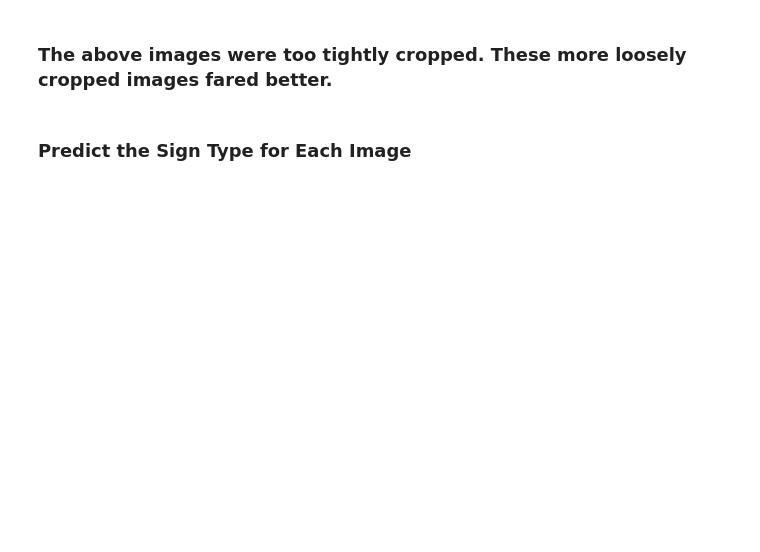
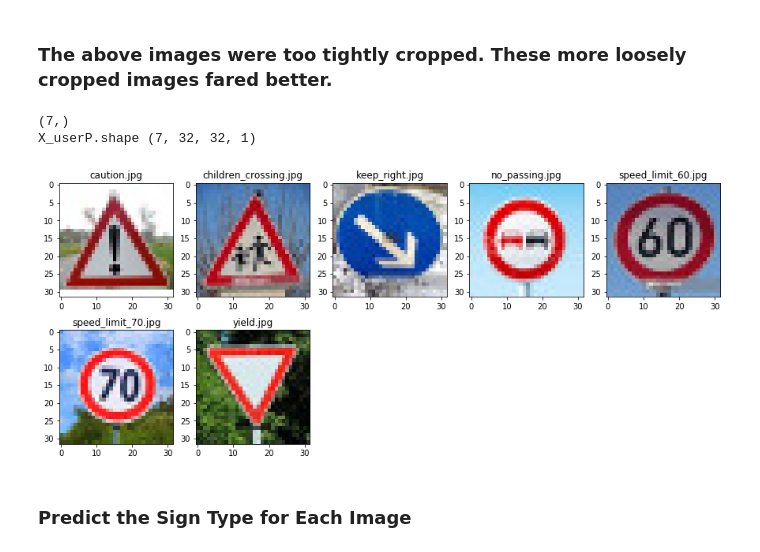
Before and after one commit to tawnkramer/CarND-Traffic-Sign-Classifier-Project, a Jupyter notebook: Traffic_Sign_Classifier.ipynb, the cells around one changed output. Drawn from its saved outputs; the diff is of its cells as text; code cells hidden in the pictures; blank space fills up the shorter version.

```diff
--- a/Traffic_Sign_Classifier.ipynb
+++ b/Traffic_Sign_Classifier.ipynb
@@ -587,26 +663,30 @@ with tf.Session() as sess:
 # %%
 #loosley cropped images:
 image_filenames = glob.glob('./german_signs_loosely_cropped/*.jpg')
 
 X_user = np.empty([len(image_filenames), image_shape[0], image_shape[1], 3])
 
 #our predictions based on human inspection
 y_user = np.array([18, 28, 38, 9, 3, 4, 13], dtype=np.int)
 print(y_user.shape)
 
 iImage = 0
 plt.figure(figsize=(15,20))
 
 for filename in image_filenames:
     image = imread(filename)
     plt.subplot(6,5, iImage+1) # sets the number of images to show on each row and column
     plt.title(os.path.basename(filename))
     plt.imshow(image)
     X_user[iImage] = image
     iImage += 1
 
-X_userP = pre_process(X_user, num_channels)
+X_userP, y_user = pre_process(X_user, num_channels, y_user)
 print('X_userP.shape', X_userP.shape)
+# %% [output]
+(7,)
+X_userP.shape (7, 32, 32, 1)
+[figure, added]
 # %% [markdown]
 ### Predict the Sign Type for Each Image
 # %%
```
Also changed, not shown: parts of 11 cells of this notebook.
